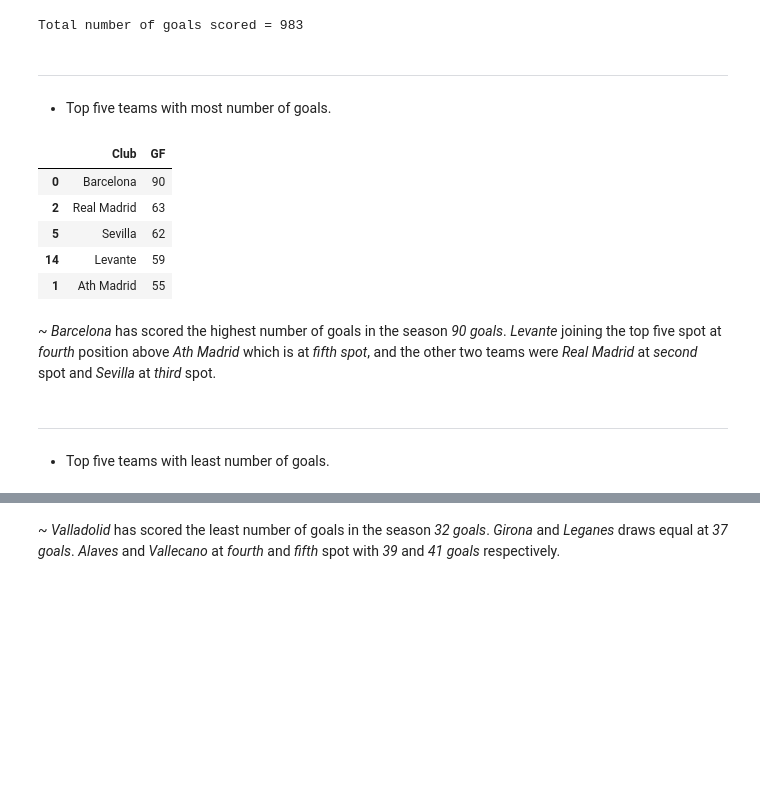
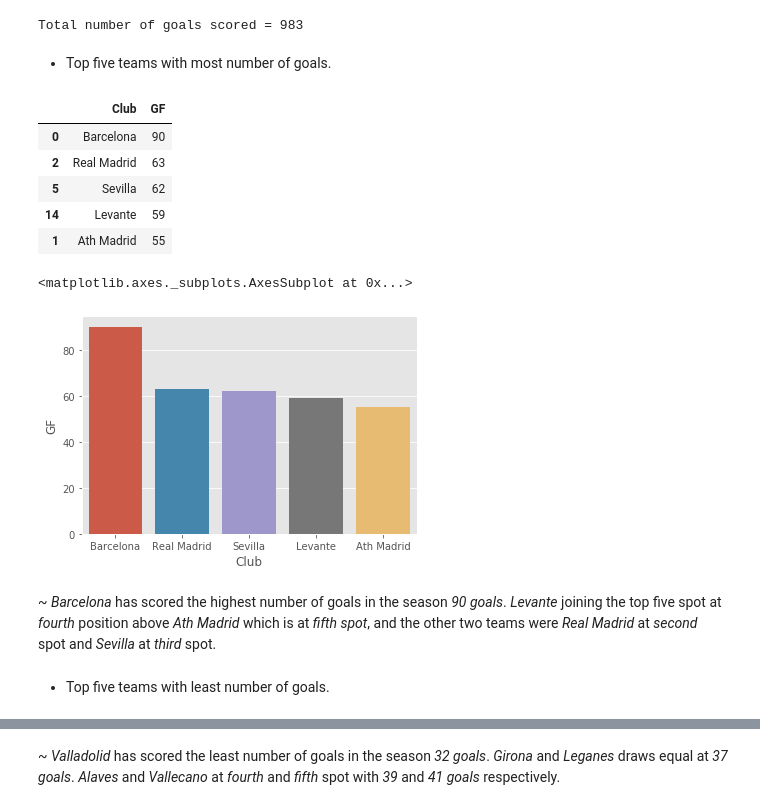
Before and after one commit to Slothfulwave612/La_Liga_2018_19, a Jupyter notebook: La_Liga_2018_19.ipynb, the cells around one changed output, grey strips where cells are left out. Saved outputs shown, nothing was run; the diff lists cells and outputs as text; code cells hidden in the pictures; blank space fills up the shorter version.

```diff
--- a/La_Liga_2018_19.ipynb
+++ b/La_Liga_2018_19.ipynb
@@ -226,6 +241,24 @@ loc = 10
 column = 'SHAG'
 value = laliga['FTAG'] - laliga['HTAG']
 laliga.insert(loc, column, value)
+# %%
+## create SHR using SHHG and SHAG
+value = laliga['SHHG'] - laliga['SHAG']
+value = value.tolist()
+
+## computing result based on the second half final goal tally
+for i in range(len(value)):
+    if value[i] < 0:
+        value[i] = 'A'
+    elif value[i] == 0 :
+        value[i] = 'D'
+    else:
+        value[i] = 'H'
+
+value = pd.Series(data=value)
+loc = 11
+column = 'SHR'
+laliga.insert(loc, column, value)
 # %%
 ## view the dataframe
 laliga.head(10)
@@ -356,24 +391,25 @@ print(f"Total number of goals scored = {sum(laliga['FTAG'] + laliga['FTHG'])}")
 # %% [output]
 Total number of goals scored = 983
 # %% [markdown]
----
-
 * Top five teams with most number of goals.
 # %%
 ## use sort_values on GF
-league_table_df.sort_values(by='GF', ascending=False)[:5][['Club', 'GF']]
+display(league_table_df.sort_values(by='GF', ascending=False)[:5][['Club', 'GF']])
+
+## visualize the data
+sns.barplot(x='Club', y='GF', data=league_table_df.sort_values(by='GF', ascending=False)[:5])
 # %% [output]
 |  | Club | GF |
 | 0 | Barcelona | 90 |
 | 2 | Real Madrid | 63 |
 | 5 | Sevilla | 62 |
 | 14 | Levante | 59 |
 | 1 | Ath Madrid | 55 |
+<matplotlib.axes._subplots.AxesSubplot at 0x...>
+[figure, added]
 # %% [markdown]
 ~ *Barcelona* has scored the highest number of goals in the season *90 goals*. *Levante* joining the top five spot at *fourth* position above *Ath Madrid* which is at *fifth spot*, and the other two teams were *Real Madrid* at *second* spot and *Sevilla* at *third* spot.
 # %% [markdown]
----
-
 * Top five teams with least number of goals.
 # %%
 ## use sort_values on GF, ascending will remain True
```
Also changed, not shown: parts of 28 cells of this notebook.
